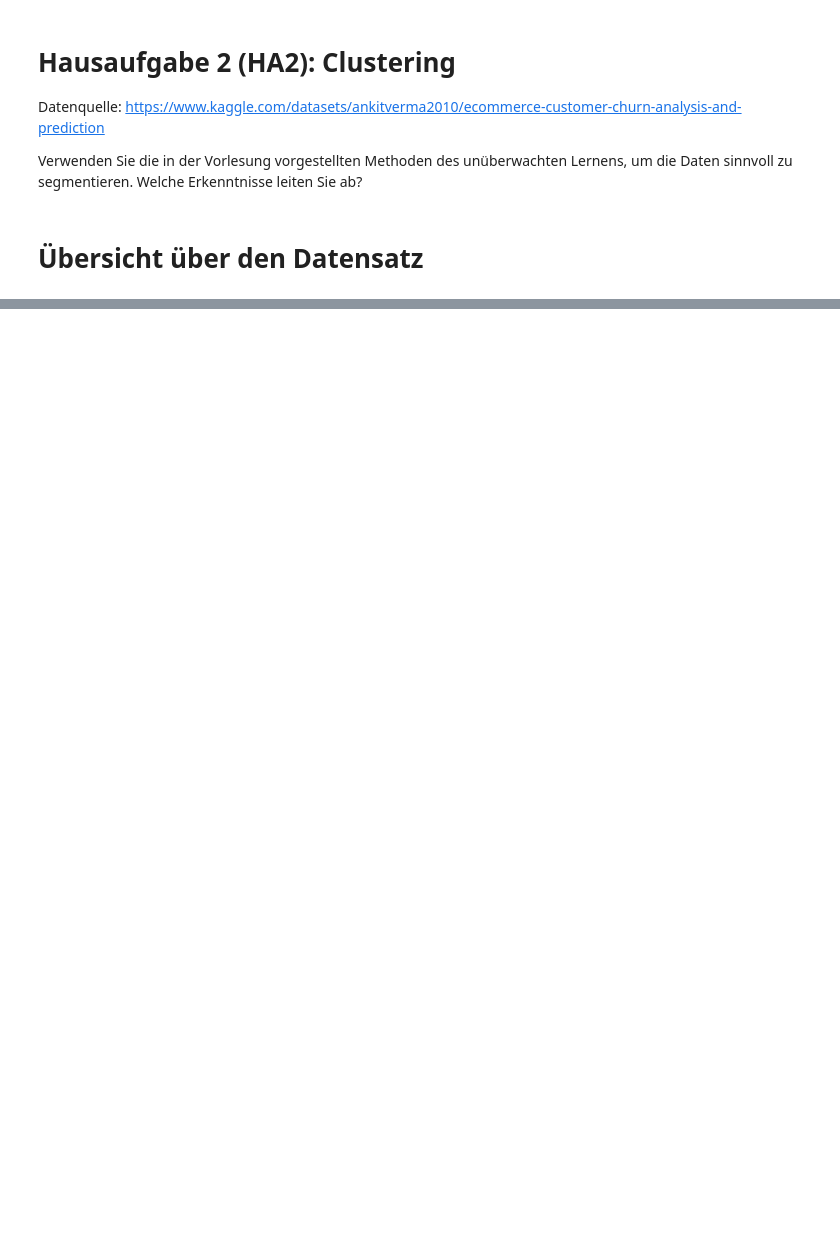
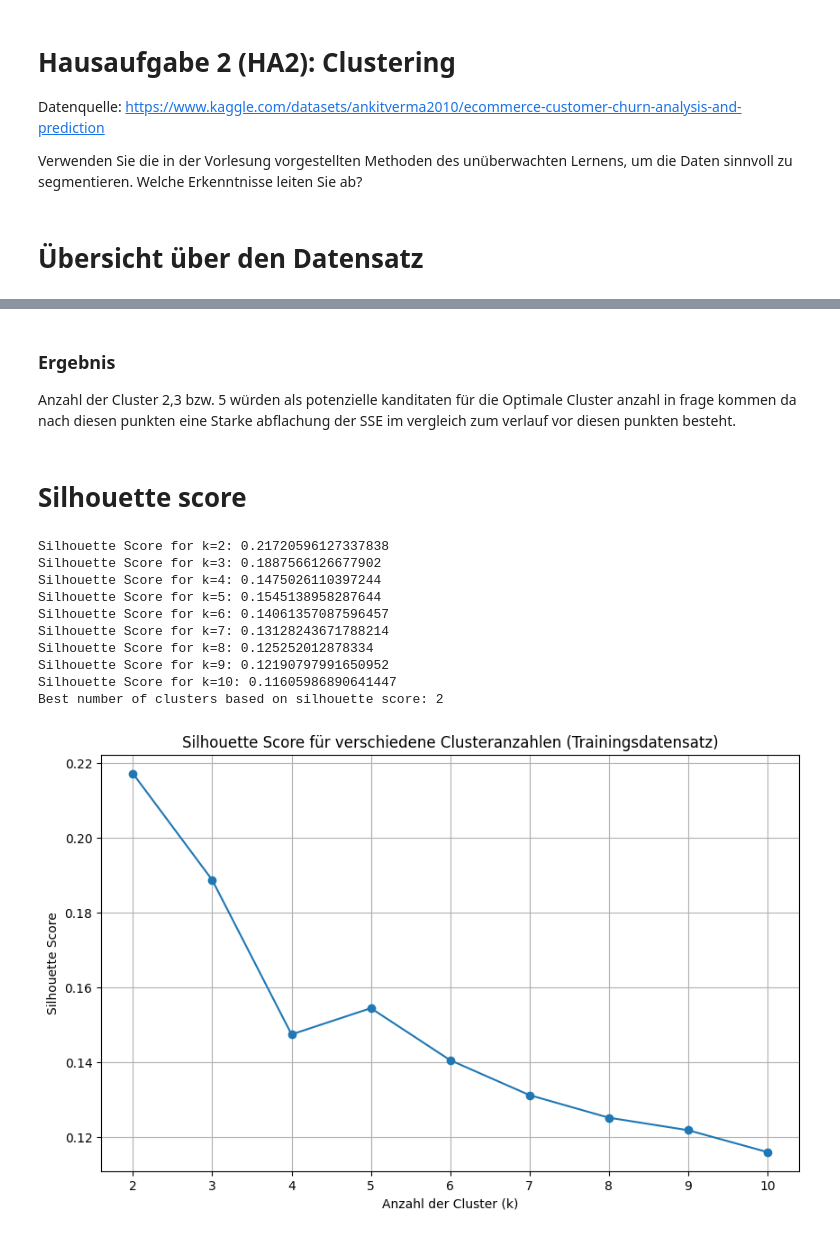
Before and after one commit to Jakob-Krey/GitShit, a Jupyter notebook: HA2_Clustering.ipynb, the cells around one changed output, grey strips where cells are left out. Drawn from its saved outputs; the diff is of its cells as text; code cells hidden in the pictures; blank space fills up the shorter version.

```diff
--- a/HA2_Clustering.ipynb
+++ b/HA2_Clustering.ipynb
@@ -54,0 +138,44 @@ df.describe()
+# %% [markdown]
+### Ergebnis
+
+Anzahl der Cluster 2,3 bzw. 5 würden als potenzielle kanditaten für die Optimale Cluster anzahl in frage kommen da nach diesen punkten eine Starke abflachung der SSE im vergleich zum verlauf vor diesen punkten besteht.
+# %% [markdown]
+# Silhouette score
+# %%
+from sklearn.metrics import silhouette_score  # Funktion zur Berechnung des Silhouette Scores importieren
+
+silhouette_scores = []  # Liste zur Speicherung der Silhouette Scores initialisieren
+
+# Schleife von 2 bis 10 für die Clusteranzahl, da Silhouette Score mindestens 2 Cluster benötigt
+for i in range(2, 11):
+    kmeans = KMeans(n_clusters=i, init='k-means++', max_iter=300, n_init=10, random_state=42)  # KMeans-Objekt mit 'i' Clustern erstellen
+    kmeans.fit(X_train)  # KMeans-Algorithmus auf den Trainingsdatensatz anwenden
+    score = silhouette_score(X_train, kmeans.labels_)  # Silhouette Score für die Cluster berechnen
+    silhouette_scores.append(score)  # Score zur Liste hinzufügen
+    print(f"Silhouette Score for k={i}: {score}")  # Ausgabe des Silhouette Scores für die aktuelle Clusteranzahl 'i'
+
+# Anzahl der Cluster mit dem höchsten Silhouette Score ermitteln
+best_k = range(2, 11)[silhouette_scores.index(max(silhouette_scores))]
+print(f"Best number of clusters based on silhouette score: {best_k}")  # Ausgabe der optimalen Clusteranzahl
+
+# Plot-Einstellungen vornehmen
+plt.figure(figsize=(10, 6))  # Größe der Plot-Figur festlegen
+plt.plot(range(2, 11), silhouette_scores, marker='o')  # Linienplot mit den Silhouette Scores zeichnen
+plt.xlabel('Anzahl der Cluster (k)')  # X-Achsen-Beschriftung setzen
+plt.ylabel('Silhouette Score')  # Y-Achsen-Beschriftung setzen
+plt.title('Silhouette Score für verschiedene Clusteranzahlen (Trainingsdatensatz)')  # Plot-Titel setzen
+plt.xticks(range(2, 11))  # X-Achsen-Ticks auf ganze Zahlen setzen
+plt.grid(True)  # Raster im Plot anzeigen
+plt.show()  # Plot anzeigen
+# %% [output]
+Silhouette Score for k=2: 0.21720596127337838
+Silhouette Score for k=3: 0.1887566126677902
+Silhouette Score for k=4: 0.1475026110397244
+Silhouette Score for k=5: 0.1545138958287644
+Silhouette Score for k=6: 0.14061357087596457
+Silhouette Score for k=7: 0.13128243671788214
+Silhouette Score for k=8: 0.125252012878334
+Silhouette Score for k=9: 0.12190797991650952
+Silhouette Score for k=10: 0.11605986890641447
+Best number of clusters based on silhouette score: 2
+[figure, added]
```
Also changed, not shown: parts of 17 cells of this notebook, 3 other files.
